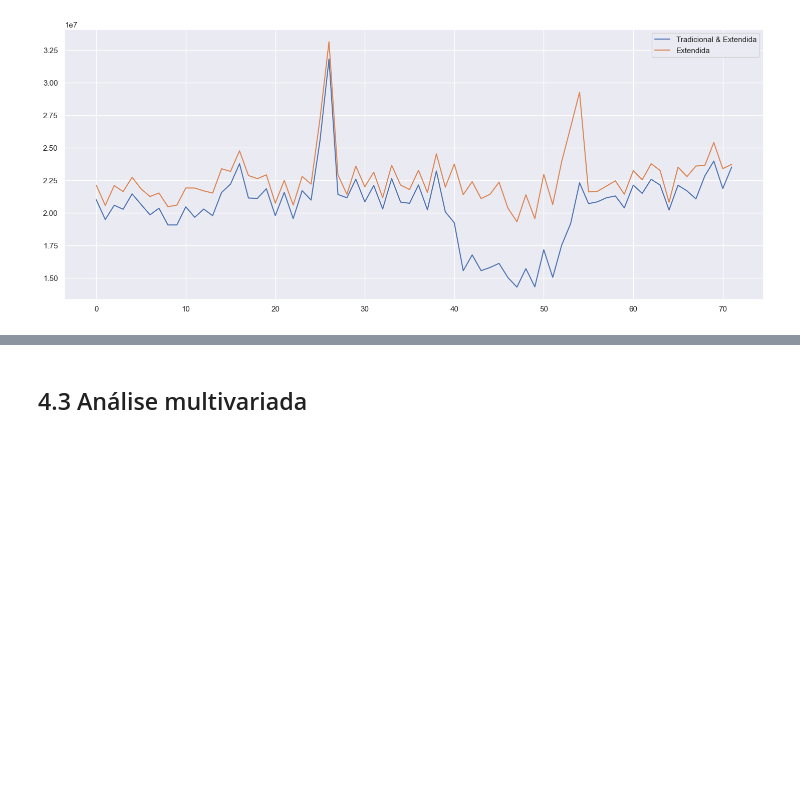
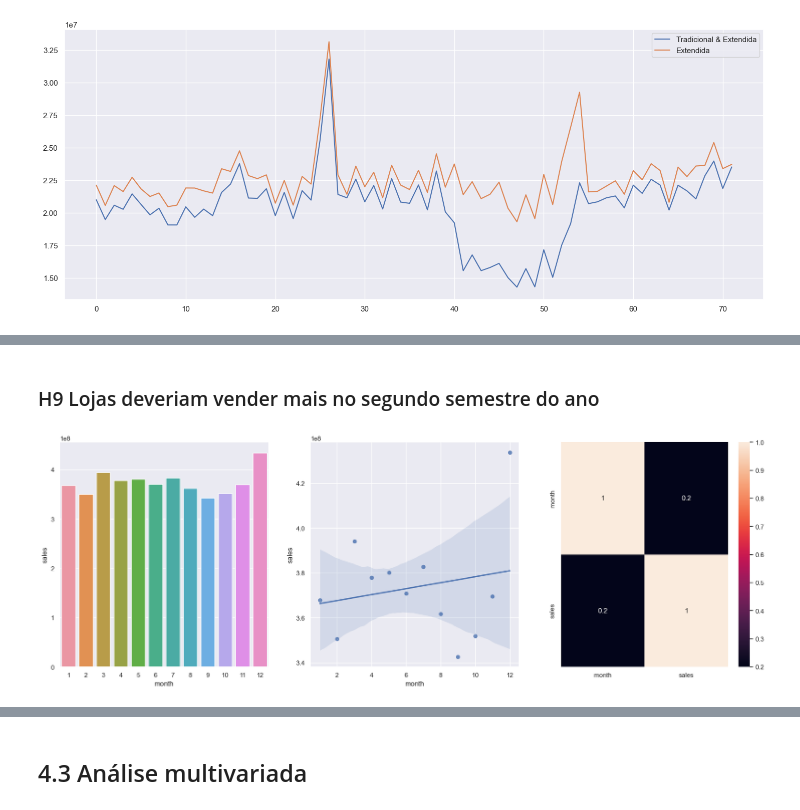
Before and after one commit to PedroPauloMR/ds_em_producao, a Jupyter notebook: main.ipynb, the cells around one changed output, grey strips where cells are left out. Cells and saved outputs as stored; diff of their text form; code cells hidden in the pictures; blank space fills up the shorter version.

```diff
--- a/main.ipynb
+++ b/main.ipynb
@@ -586,0 +617,14 @@ ax.legend(labels = ['Tradicional & Extendida', 'Extendida'])
+# %% [markdown]
+### H9 Lojas deveriam vender mais no segundo semestre do ano
+# %%
+fig, axes = plt.subplots(1,3,figsize = (22,7))
+
+aux = df1.loc[df1['year'] < 2015]
+aux1 = aux[['month','sales']].groupby('month').sum().reset_index()
+sns.barplot(x = 'month', y = 'sales',data = aux1, ax = axes[0]);
+
+sns.regplot(x = 'month', y = 'sales',data = aux1, ax = axes[1]);
+
+sns.heatmap(aux1.corr(method = 'pearson'), annot = True, ax = axes[2]);
+# %% [output]
+[figure, added]
```
Also changed, not shown: parts of 10 cells of this notebook.
